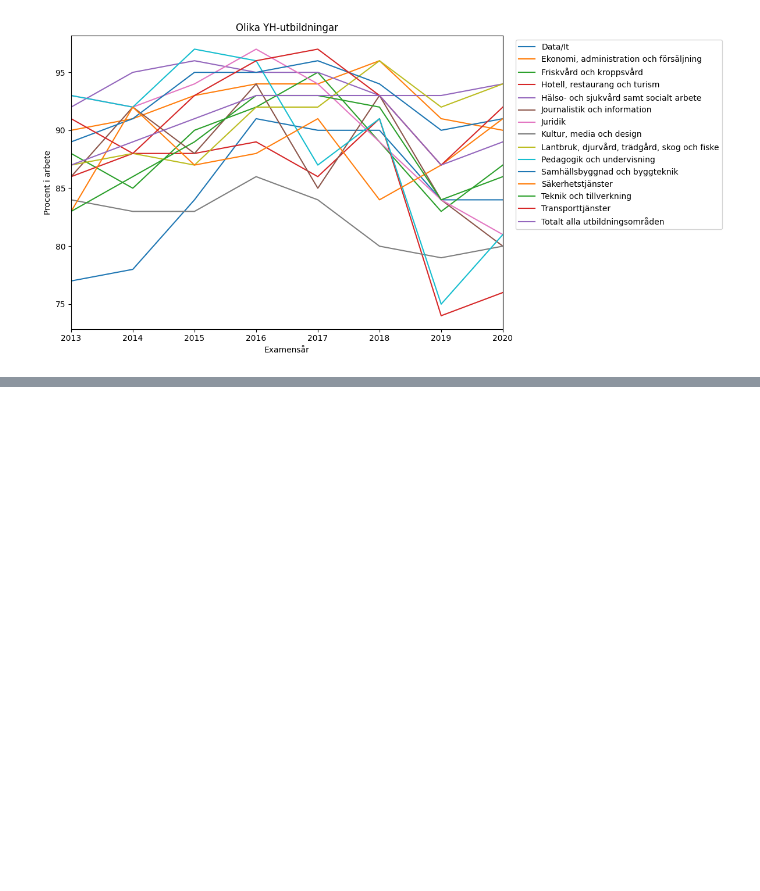
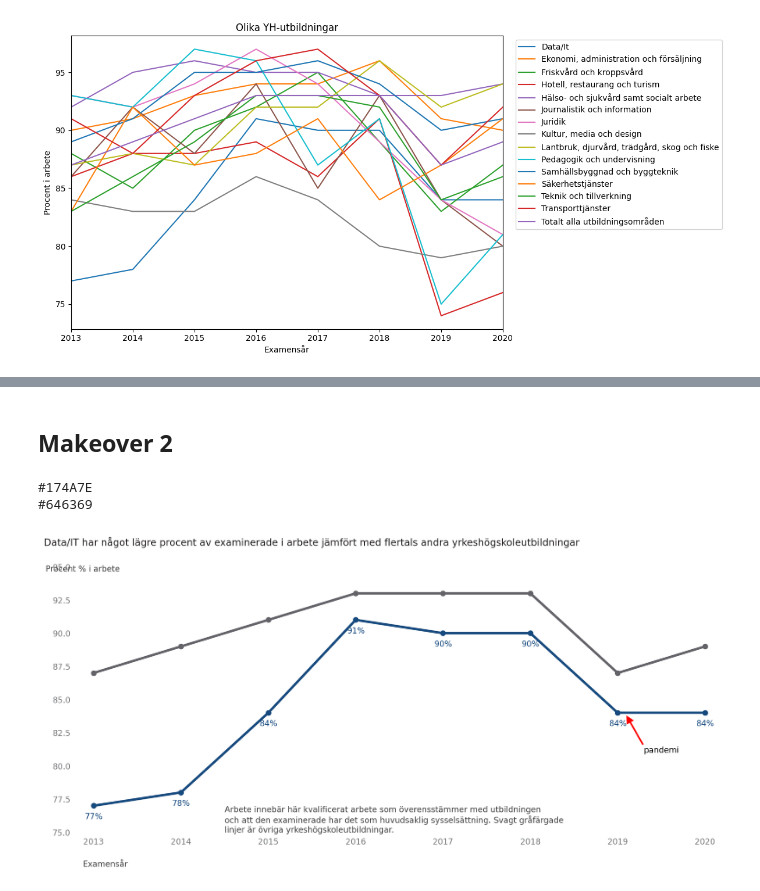
Before and after one commit to kokchun/PrataData, a Jupyter notebook: MYH/exploring_sysselsattning.ipynb, the cells around one changed output, grey strips where cells are left out. Drawn from its saved outputs; the diff is of its cells as text; code cells hidden in the pictures; blank space fills up the shorter version.

```diff
--- a/MYH/exploring_sysselsattning.ipynb
+++ b/MYH/exploring_sysselsattning.ipynb
@@ -182 +213,73 @@ fig.tight_layout()
+# %% [markdown]
+## Makeover 2
+# %%
+from utils import PlotSettings
+from colors import *
+
+fig, ax = plt.figure(figsize=(12, 6), dpi=200), plt.axes()
+
+ax = (
+    PlotSettings(ax)
+    .remove_borders()
+    .set_ticklabel_color(GRAY5)
+    .set_labels(xlabel="Examensår", ylabel="Procent % i arbete")
+    .ax
+)
+colors = [BLUE1] + [GRAY9] * (len(df_mean) - 1)
+
+
+for subject in ["Data/It", "Totalt alla utbildningsområden"]:
+    plot_color = BLUE1 if subject == "Data/It" else GRAY4
+    plot_kwargs.update({"color": plot_color, "linewidth": 3, "alpha": 1, "zorder": 99})
+
+    print(plot_color)
+
+    ax.plot(df_mean.loc[subject],"-o", **plot_kwargs)
+
+# ax.legend(bbox_to_anchor=(1.02, 1), loc="upper left")
+ax.set(
+    xlim=[2012.8, 2020.2],
+    ylim=[75,96]
+)
+
+ax.set_title(
+    "Data/IT har något lägre procent av examinerade i arbete jämfört med flertals andra yrkeshögskoleutbildningar",
+    loc="left",
+    pad=10,
+    x=-0.05,
+    color=GRAY1,
+)
+
+
+data_it_series = df_mean.loc["Data/It"]
+
+for year, percentage in zip(data_it_series.index, data_it_series):
+    ax.annotate(f"{percentage:.0f}%", xy=(year - 0.1, percentage - 1), color=BLUE1)
+
+ax.annotate(
+    "Arbete innebär här kvalificerat arbete som överensstämmer med utbildningen\noch att den examinerade har det som huvudsaklig sysselsättning. Svagt gråfärgade\
+    \nlinjer är övriga yrkeshögskoleutbildningar.",
+    xy=(2014.5, 75),
+    color=GRAY2,
+)
+
+ax.annotate(
+    "pandemi",
+    xy=(2019.1, 83.8),
+    xytext=(2019.3, 81),
+    arrowprops={
+        "facecolor": "red",
+        "width": 2,
+        "headwidth": 10,
+        "headlength": 10,
+        "edgecolor": "none",
+    },
+)
+
+fig.tight_layout()
+fig.savefig("visualizations/sysselsattning/multiple_trends_makeover2.png")
+# %% [output]
+#174A7E
+#646369
+[figure, added]
 # %%
```
Also changed, not shown: parts of 11 cells of this notebook, 3 other files.
